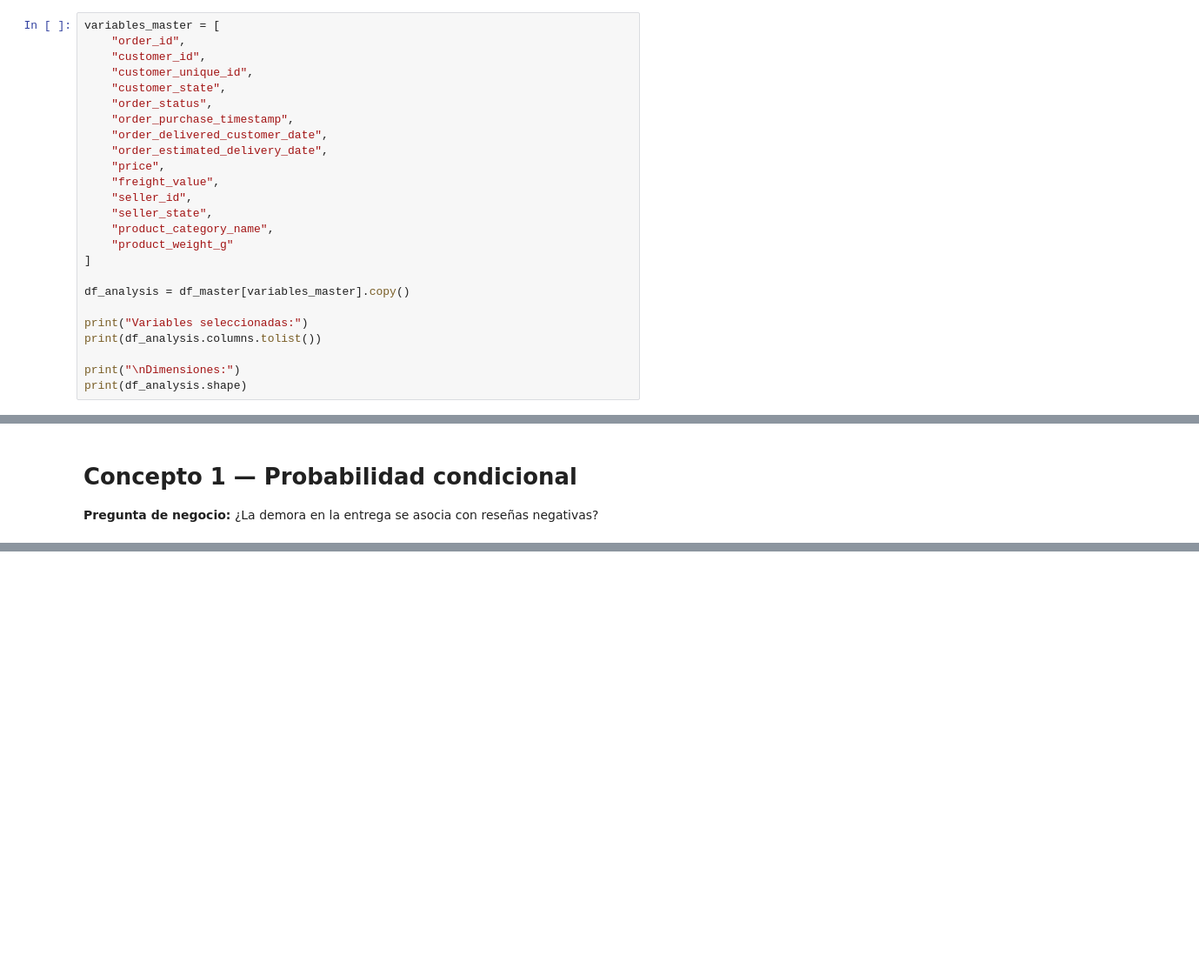
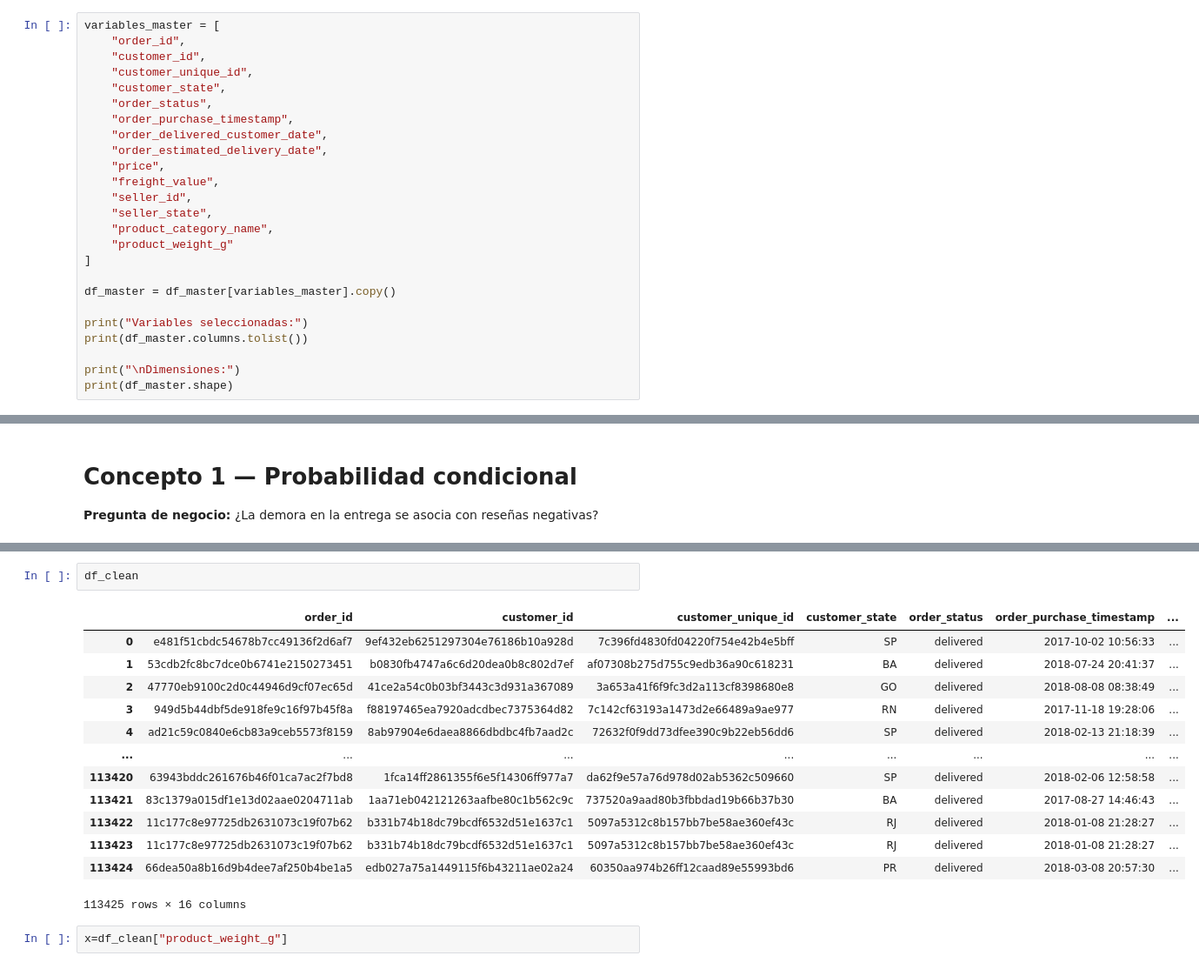
Before and after one commit to Walnut235/olist-probabilistic-analysis, a Jupyter notebook: notebooks/01_analisis_olist.ipynb, the cells around one changed output, grey strips where cells are left out. Shown at 87% size. Drawn from its saved outputs; the diff is of its cells as text; blank space fills up the shorter version.

```diff
--- a/notebooks/01_analisis_olist.ipynb
+++ b/notebooks/01_analisis_olist.ipynb
@@ -297,13 +306,13 @@ variables_master = [
     "product_weight_g"
 ]
 
-df_analysis = df_master[variables_master].copy()
+df_master = df_master[variables_master].copy()
 
 print("Variables seleccionadas:")
-print(df_analysis.columns.tolist())
+print(df_master.columns.tolist())
 
 print("\nDimensiones:")
-print(df_analysis.shape)
+print(df_master.shape)
 # %% [output]
 Variables seleccionadas:
 ['order_id', 'customer_id', 'customer_unique_id', 'customer_state', 'order_status', 'order_purchase_timestamp', 'order_delivered_customer_date', 'order_estimated_delivery_date', 'price', 'freight_valu ...
@@ -595,0 +871,18 @@ df_clean["tiempo_entrega_dias"] = (
+# %%
+df_clean
+# %% [output]
+|  | order_id | customer_id | customer_unique_id | customer_state | order_status | order_purchase_timestamp | ... |
+| 0 | e481f51cbdc54678b7cc49136f2d6af7 | 9ef432eb6251297304e76186b10a928d | 7c396fd4830fd04220f754e42b4e5bff | SP | delivered | 2017-10-02 10:56:33 | ... |
+| 1 | 53cdb2fc8bc7dce0b6741e2150273451 | b0830fb4747a6c6d20dea0b8c802d7ef | af07308b275d755c9edb36a90c618231 | BA | delivered | 2018-07-24 20:41:37 | ... |
+| 2 | 47770eb9100c2d0c44946d9cf07ec65d | 41ce2a54c0b03bf3443c3d931a367089 | 3a653a41f6f9fc3d2a113cf8398680e8 | GO | delivered | 2018-08-08 08:38:49 | ... |
+| 3 | 949d5b44dbf5de918fe9c16f97b45f8a | f88197465ea7920adcdbec7375364d82 | 7c142cf63193a1473d2e66489a9ae977 | RN | delivered | 2017-11-18 19:28:06 | ... |
+| 4 | ad21c59c0840e6cb83a9ceb5573f8159 | 8ab97904e6daea8866dbdbc4fb7aad2c | 72632f0f9dd73dfee390c9b22eb56dd6 | SP | delivered | 2018-02-13 21:18:39 | ... |
+| ... | ... | ... | ... | ... | ... | ... | ... |
+| 113420 | 63943bddc261676b46f01ca7ac2f7bd8 | 1fca14ff2861355f6e5f14306ff977a7 | da62f9e57a76d978d02ab5362c509660 | SP | delivered | 2018-02-06 12:58:58 | ... |
+| 113421 | 83c1379a015df1e13d02aae0204711ab | 1aa71eb042121263aafbe80c1b562c9c | 737520a9aad80b3fbbdad19b66b37b30 | BA | delivered | 2017-08-27 14:46:43 | ... |
+| 113422 | 11c177c8e97725db2631073c19f07b62 | b331b74b18dc79bcdf6532d51e1637c1 | 5097a5312c8b157bb7be58ae360ef43c | RJ | delivered | 2018-01-08 21:28:27 | ... |
+| 113423 | 11c177c8e97725db2631073c19f07b62 | b331b74b18dc79bcdf6532d51e1637c1 | 5097a5312c8b157bb7be58ae360ef43c | RJ | delivered | 2018-01-08 21:28:27 | ... |
+| 113424 | 66dea50a8b16d9b4dee7af250b4be1a5 | edb027a75a1449115f6b43211ae02a24 | 60350aa974b26ff12caad89e55993bd6 | PR | delivered | 2018-03-08 20:57:30 | ... |
+113425 rows × 16 columns
+# %%
+x=df_clean["product_weight_g"]
```
Also changed, not shown: parts of 41 cells of this notebook.
